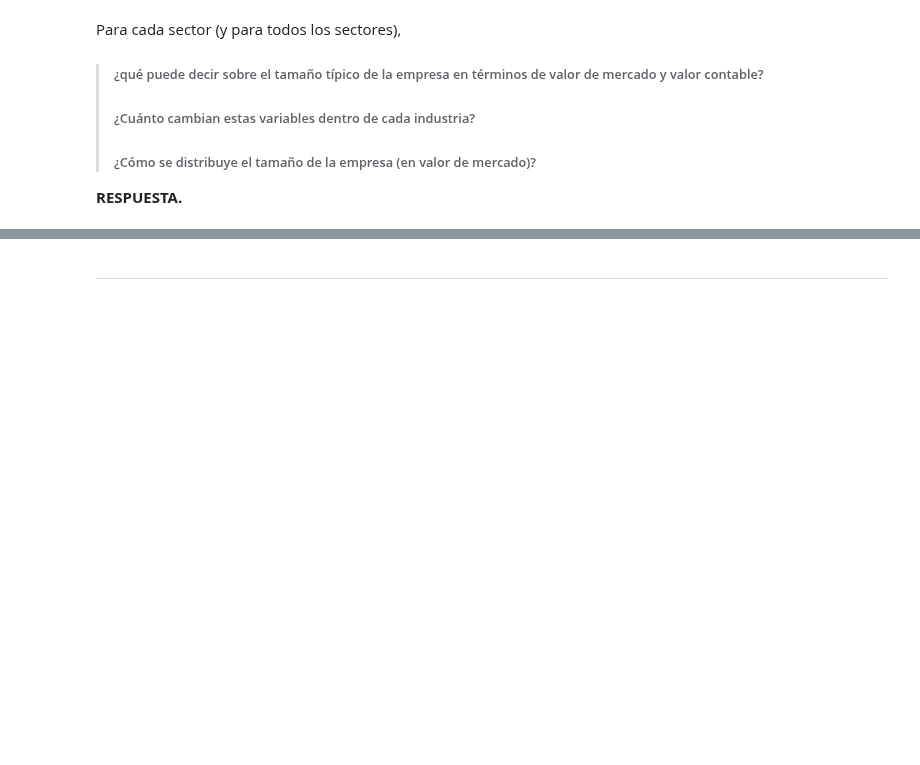
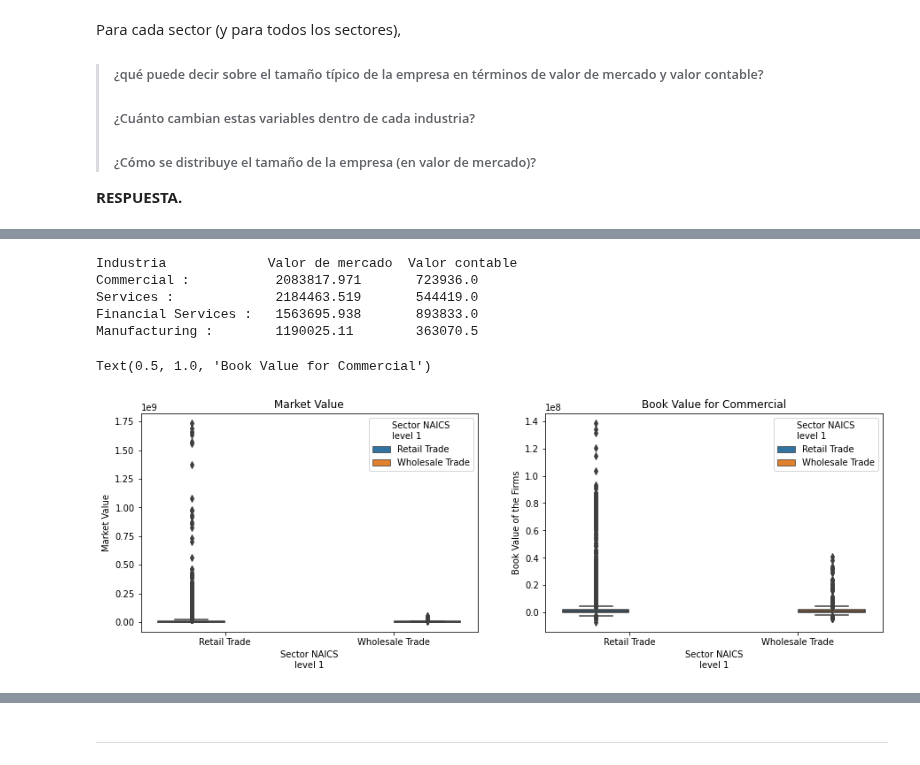
Before and after one commit to AnHrt/StatisticsII, a Jupyter notebook: Statistics/A01369984_BCase.ipynb, the cells around one changed output, grey strips where cells are left out. Saved outputs shown, nothing was run; the diff lists cells and outputs as text; code cells hidden in the pictures; blank space fills up the shorter version.

```diff
--- a/Statistics/A01369984_BCase.ipynb
+++ b/Statistics/A01369984_BCase.ipynb
@@ -181,9 +198,33 @@ ax = sns.boxplot(x=US_Firms["Market Value"])
 # %%
-# Para cada industria en función del valor de mercado
-print('Commercial :         ', round(comercial["Market Value"].median(),3))
-print('Services :           ', round(services["Market Value"].median(),3))
-print('Financial Services : ', round(financial["Market Value"].median(),3))
-print('Manufacturing :      ',  round(manufacturing["Market Value"].median(),3))
+# Para cada industria valor de mercado y valor contable
+print('Industria            ','Valor de mercado', ' Valor contable')
+print('Commercial :          ', round(comercial["Market Value"].median(),3),
+                            '     ',
+                            round(comercial["Book Value of the Firms"].median(),3))
+print('Services :            ', round(services["Market Value"].median(),3),
+                            '     ',
+                            round(services["Book Value of the Firms"].median(),3))
+print('Financial Services :  ', round(financial["Market Value"].median(),3),
+                            '     ',
+                            round(financial["Book Value of the Firms"].median(),3))
+print('Manufacturing :       ',  round(manufacturing["Market Value"].median(),3),
+                            '      ',
+                            round(manufacturing["Book Value of the Firms"].median(),3))
+# %% [output]
+Industria             Valor de mercado  Valor contable
+Commercial :           2083817.971       723936.0
+Services :             2184463.519       544419.0
+Financial Services :   1563695.938       893833.0
+Manufacturing :        1190025.11        363070.5
 # %%
-# Book Value for Commercial
-sns.boxplot(x="Sector NAICS\nlevel 1",y="Book Value of the Firms",data=comercial, hue="Sector NAICS\nlevel 1").set_title("Book Value for Commercial")
+# Representación industria comercial del valor de mercado y valor contable
+fig = plt.figure(figsize=(15, 10))
+
+ax1 = fig.add_subplot(221)
+ax2 = fig.add_subplot(222)
+
+sns.boxplot(x="Sector NAICS\nlevel 1",y="Market Value",data=comercial, hue="Sector NAICS\nlevel 1",ax=ax1).set_title("Market Value")
+sns.boxplot(x="Sector NAICS\nlevel 1",y="Book Value of the Firms",data=comercial, hue="Sector NAICS\nlevel 1",ax=ax2).set_title("Book Value for Commercial")
+# %% [output]
+Text(0.5, 1.0, 'Book Value for Commercial')
+[figure, added]
```
Also changed, not shown: parts of 13 cells of this notebook.
